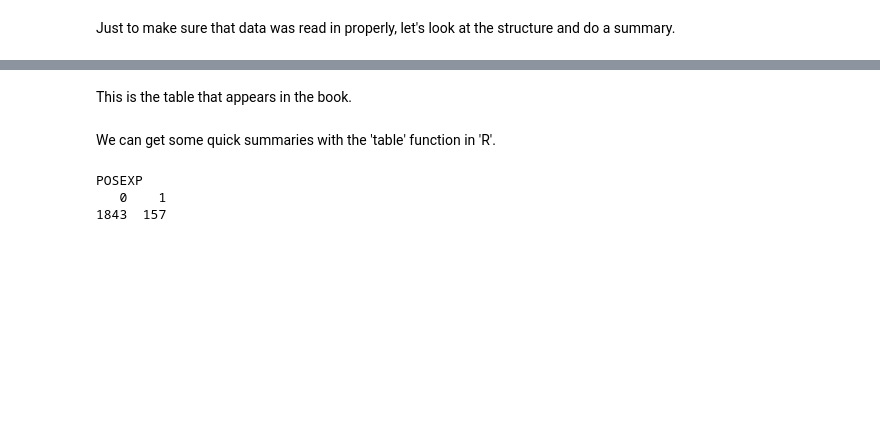
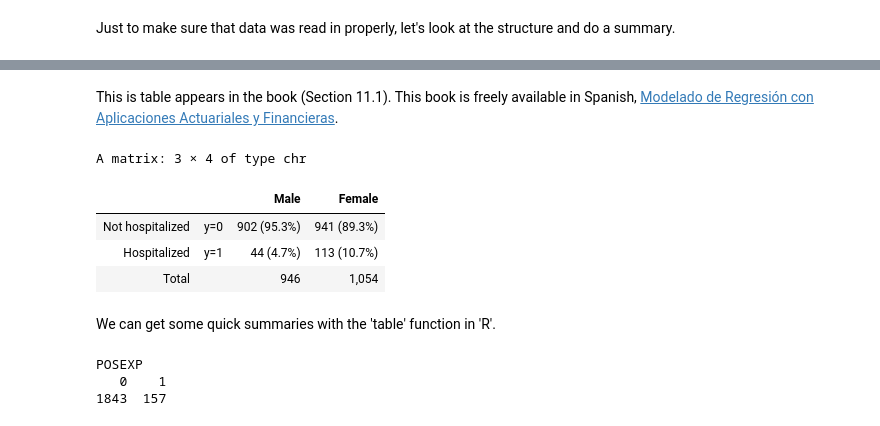
Before and after one commit to OpenActTextDev/ActuarialRegression, a Jupyter notebook: Notebooks/LogisticGLM.ipynb, the cells around one changed output, grey strips where cells are left out. Drawn from its saved outputs; the diff is of its cells as text; code cells hidden in the pictures; blank space fills up the shorter version.

```diff
--- a/Notebooks/LogisticGLM.ipynb
+++ b/Notebooks/LogisticGLM.ipynb
@@ -27,18 +84,19 @@ summary(Hexpend)
-# %% [markdown]
-This is the table that appears in the book.
+# %% [markdown]
+This is table appears in the book (Section 11.1). This book is freely available in Spanish, [Modelado de Regresión con Aplicaciones Actuariales y Financieras](https://openacttextdev.github.io/RegressionSpanish/index.html).
 # %%
-row1 <- c("Not hospitalized" , "$y=0$" , "902 (95.3%)" , "941 (89.3%)" )
-row2 <- c("Hospitalized" , "$y=1$ ",  "44 (4.7%)"  , "113 (10.7%)" )
+row1 <- c("Not hospitalized" , "y=0" , "902 (95.3%)" , "941 (89.3%)" )
+row2 <- c("Hospitalized" , "y=1 ",  "44 (4.7%)"  , "113 (10.7%)" )
 row3 <- c("Total" ,  "", "946"  , "1,054" )
 tableout <- rbind(row1, row2, row3)
 row.names(tableout) <- NULL
 colnames(tableout) <- c("", "", "Male", "Female")
 tableout
-#TableGen1(TableData=tableout,
-#         TextTitle='Hospitalization by Sex',
-#         Align='lccc', ColumnSpec=1:3,
-#         ColWidth = "3cm")  %>%
-#     kableExtra::column_spec(1, width =  "4cm")
+# %% [output]
+A matrix: 3 × 4 of type chr
+|  |  | Male | Female |
+| Not hospitalized | y=0 | 902 (95.3%) | 941 (89.3%) |
+| Hospitalized | y=1 | 44 (4.7%) | 113 (10.7%) |
+| Total |  | 946 | 1,054 |
 # %% [markdown]
 We can get some quick summaries with the 'table' function in 'R'.
 # %%
```
Also changed, not shown: parts of 11 cells of this notebook, 23 other files.
